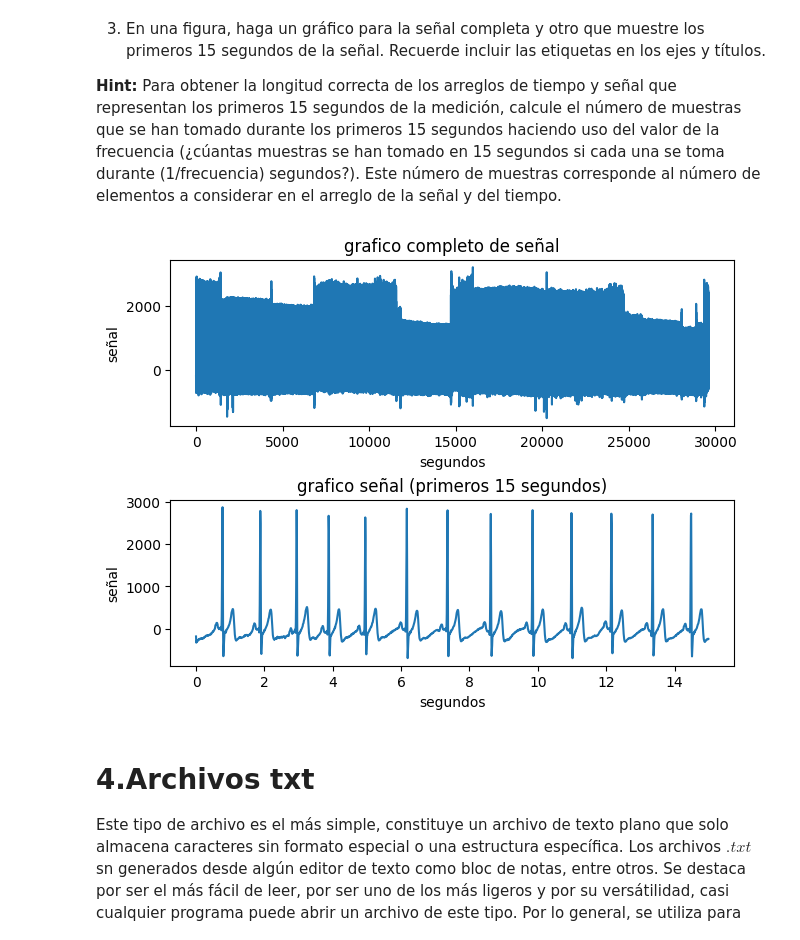
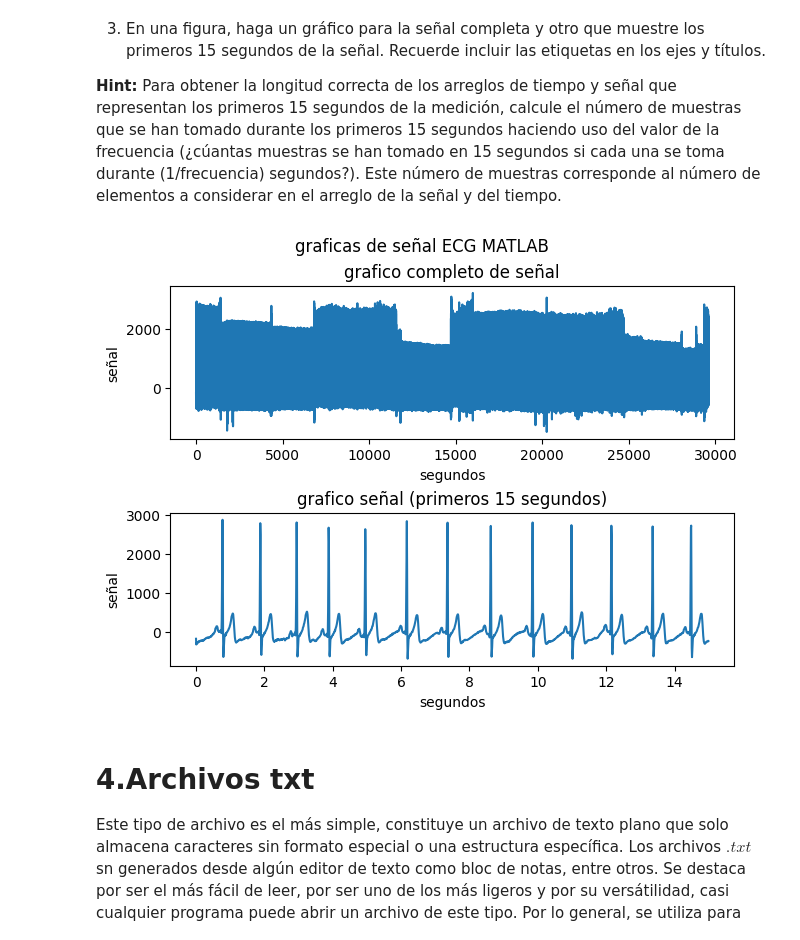
Before and after one commit to JuanDavidforhuerf/lab-3-FML, a Jupyter notebook: Laboratorio_3_20261.ipynb, the cells around one changed output. Cells and saved outputs as stored; diff of their text form; code cells hidden in the pictures.

```diff
--- a/Laboratorio_3_20261.ipynb
+++ b/Laboratorio_3_20261.ipynb
@@ -215,14 +215,15 @@ print(time_ecg)
 # %%
 figura,ax = plt.subplots(2,1, layout = "constrained") #se crea la figura donde se graficaran los datos de señal
 quince_segundos = frecuencia*15 #se calcula el valor de la frecuencia para los primeros 15 segundos basado en que la frecuencia es po segundo
+figura.suptitle("graficas de señal ECG MATLAB")
 ax[0].plot(time_ecg,señal)# se grafica la señal completa usando los dos arreglos de tiempo y señal creador en el punto anterior
 ax[0].set(xlabel="segundos", ylabel="señal",title="grafico completo de señal") #se asignan las etiquetas para x,y y para el titulo de la grafica
 ax[1].plot(time_ecg[:quince_segundos],señal[:quince_segundos]) # se grafica la señal en los primeros 15 segundos usando los dos arreglos de tiempo y señal creador en el punto anterior y un slice de ambos arreglos hasta el valor de la frecuencia de 15 segundos
 ax[1].set(xlabel="segundos", ylabel="señal",title="grafico señal (primeros 15 segundos)") #se asignan las etiquetas para x,y y para el titulo de la grafica
 
 plt.show()
 # %% [output]
-[figure, old version]
+[figure, new version]
 # %% [markdown]
 # **4.Archivos txt**
 
```
